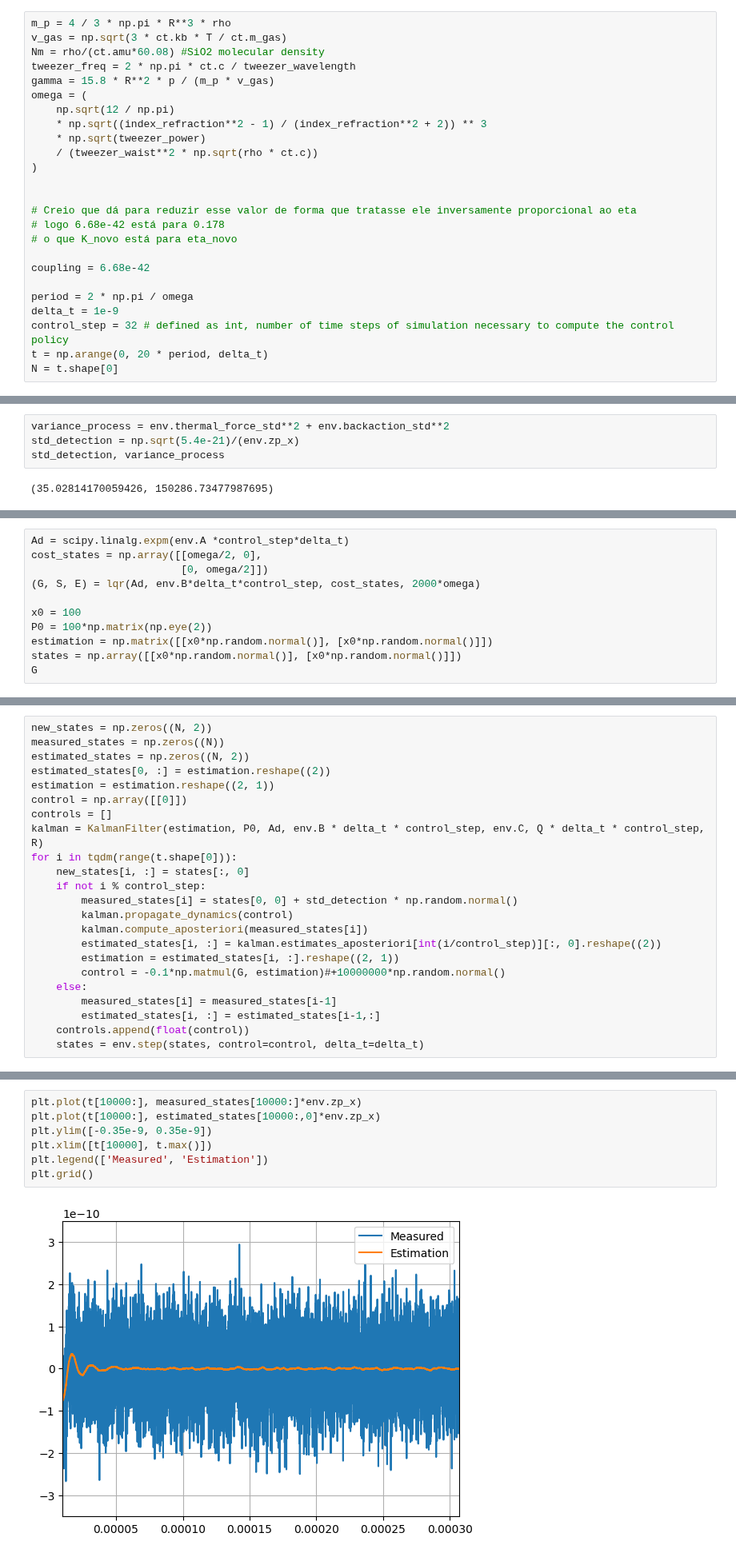
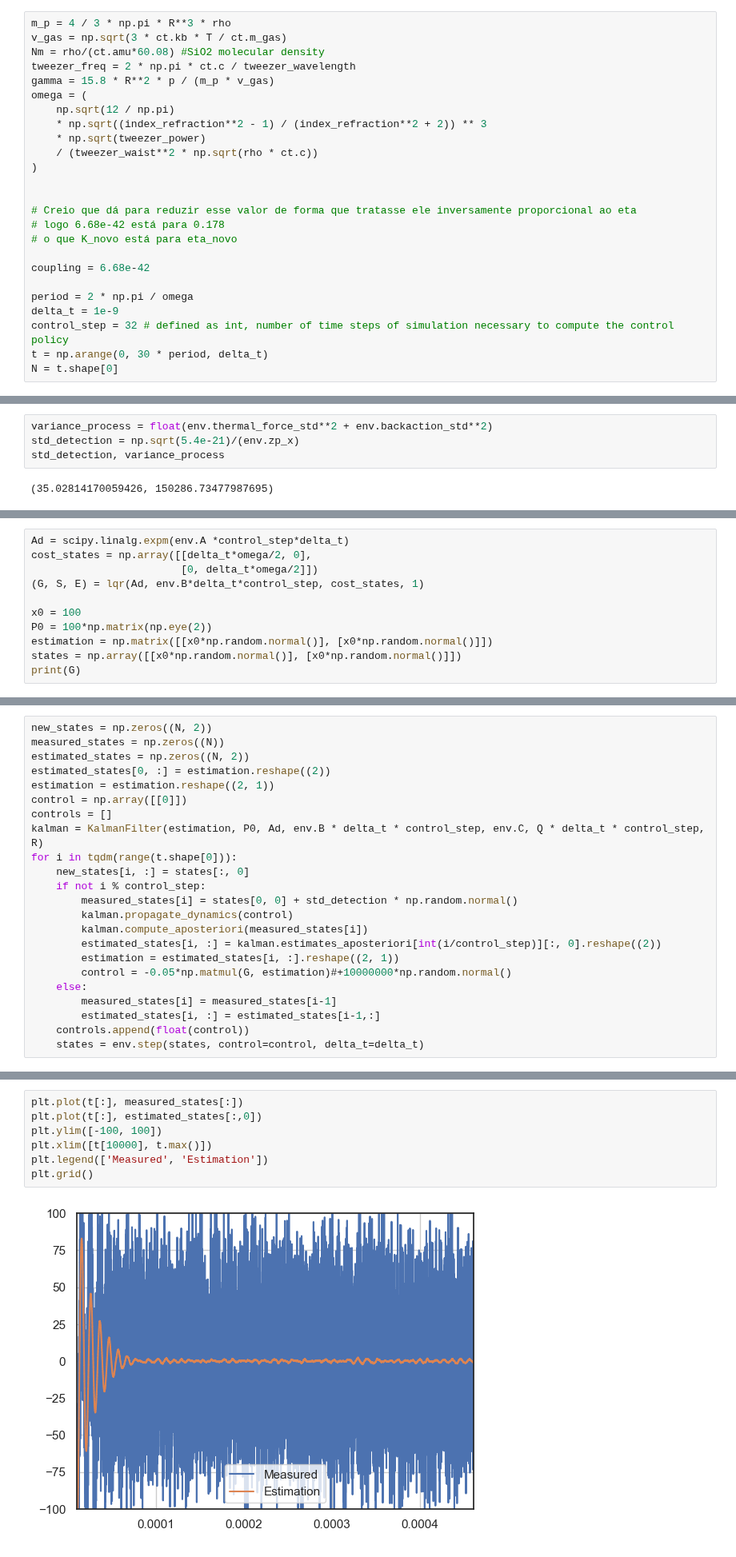
Before and after one commit to QuantumAdventures/single-photons, a Jupyter notebook: notebooks/3. Control Simulation.ipynb, the cells around one changed output, grey strips where cells are left out. Shown at 80% size. Saved outputs shown, nothing was run; the diff lists cells and outputs as text.

```diff
--- a/notebooks/3. Control Simulation.ipynb
+++ b/notebooks/3. Control Simulation.ipynb
@@ -44,12 +44,12 @@ coupling = 6.68e-42
 period = 2 * np.pi / omega
 delta_t = 1e-9
 control_step = 32 # defined as int, number of time steps of simulation necessary to compute the control policy
-t = np.arange(0, 20 * period, delta_t)
+t = np.arange(0, 30 * period, delta_t)
 N = t.shape[0]
 # %%
 env = Particle(omega, gamma, coupling, eta_detection=eta_detec, T=T)
 # %%
-variance_process = env.thermal_force_std**2 + env.backaction_std**2
+variance_process = float(env.thermal_force_std**2 + env.backaction_std**2)
 std_detection = np.sqrt(5.4e-21)/(env.zp_x)
 std_detection, variance_process
 # %% [output]
@@ -63,13 +63,13 @@ Q = np.array([[0, 0], [0, variance_process]])
 R = np.array([[np.power(std_detection,2)]])
 # %%
 Ad = scipy.linalg.expm(env.A *control_step*delta_t)
-cost_states = np.array([[omega/2, 0],
-                        [0, omega/2]])
-(G, S, E) = lqr(Ad, env.B*delta_t*control_step, cost_states, 2000*omega)
+cost_states = np.array([[delta_t*omega/2, 0],
+                        [0, delta_t*omega/2]])
+(G, S, E) = lqr(Ad, env.B*delta_t*control_step, cost_states, 1)
 
 x0 = 100
 P0 = 100*np.matrix(np.eye(2))
 estimation = np.matrix([[x0*np.random.normal()], [x0*np.random.normal()]])
 states = np.array([[x0*np.random.normal()], [x0*np.random.normal()]])
-G
+print(G)
 # %% [output]
@@ -91,7 +91,7 @@ for i in tqdm(range(t.shape[0])):
         kalman.compute_aposteriori(measured_states[i])
         estimated_states[i, :] = kalman.estimates_aposteriori[int(i/control_step)][:, 0].reshape((2))
         estimation = estimated_states[i, :].reshape((2, 1))
-        control = -0.1*np.matmul(G, estimation)#+10000000*np.random.normal()
+        control = -0.05*np.matmul(G, estimation)#+10000000*np.random.normal()
     else:
         measured_states[i] = measured_states[i-1]
         estimated_states[i, :] = estimated_states[i-1,:]
@@ -108,12 +108,12 @@ matrix([[2.41988038, 0.18237038],
 # %%
-plt.plot(t[10000:], measured_states[10000:]*env.zp_x)
-plt.plot(t[10000:], estimated_states[10000:,0]*env.zp_x)
-plt.ylim([-0.35e-9, 0.35e-9])
+plt.plot(t[:], measured_states[:])
+plt.plot(t[:], estimated_states[:,0])
+plt.ylim([-100, 100])
 plt.xlim([t[10000], t.max()])
 plt.legend(['Measured', 'Estimation'])
 plt.grid()
 # %% [output]
-[figure, old version]
+[figure, new version]
 # %%
 cov_mat = kalman.error_covariance_aposteriori[-1]
 z_std = env.zp_x*np.sqrt(cov_mat[0,0])
```
Also changed, not shown: parts of 10 cells of this notebook.
